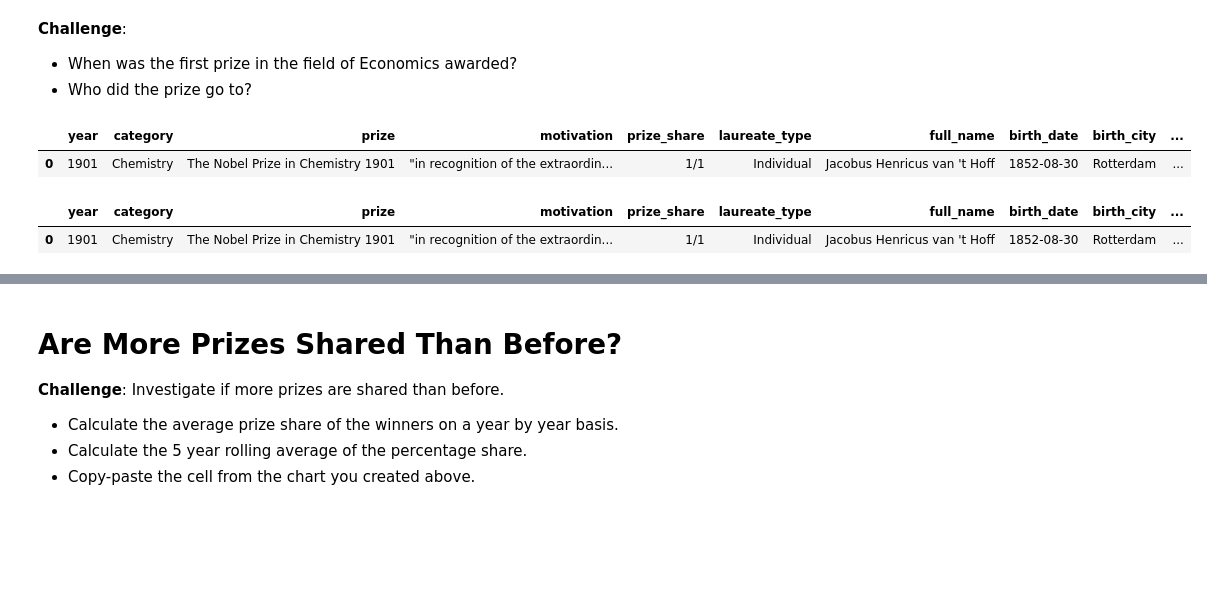
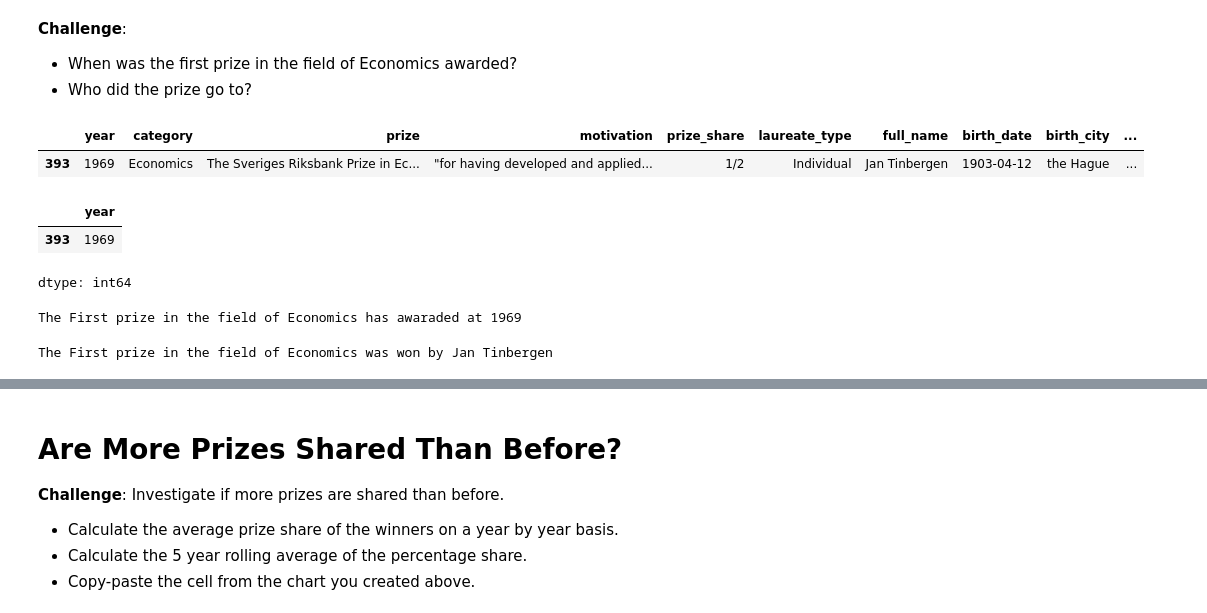
Before and after one commit to TahaThinks/DataScienceProjects2024, a Jupyter notebook: Nobel_Prize_Analysis_(start).ipynb, the cells around one changed output, grey strips where cells are left out. Cells and saved outputs as stored; diff of their text form; code cells hidden in the pictures; blank space fills up the shorter version.

```diff
--- a/Nobel_Prize_Analysis_(start).ipynb
+++ b/Nobel_Prize_Analysis_(start).ipynb
@@ -330,16 +330,26 @@ categories_bar_chart.show()
 * When was the first prize in the field of Economics awarded?
 * Who did the prize go to?
 # %%
-df_data[df_data['category']=='Chemistry'].head(1)
+df_data[df_data['category']=='Economics'].head(1)
 # %% [output]
 |  | year | category | prize | motivation | prize_share | laureate_type | full_name | birth_date | birth_city | ... |
-| 0 | 1901 | Chemistry | The Nobel Prize in Chemistry 1901 | "in recognition of the extraordin... | 1/1 | Individual | Jacobus Henricus van 't Hoff | 1852-08-30 | Rotterdam | ... |
+| 393 | 1969 | Economics | The Sveriges Riksbank Prize in Ec... | "for having developed and applied... | 1/2 | Individual | Jan Tinbergen | 1903-04-12 | the Hague | ... |
 # %%
-chemistry_category = df_data[df_data['category']=='Chemistry']
-chemistry_category.sort_values(by='year').head(1)
+Economic_category = df_data[df_data['category']=='Economics']
+first_economic_winner = Economic_category.sort_values(by='year').head(1)
+first_economic_winner['year']
 # %% [output]
-|  | year | category | prize | motivation | prize_share | laureate_type | full_name | birth_date | birth_city | ... |
-| 0 | 1901 | Chemistry | The Nobel Prize in Chemistry 1901 | "in recognition of the extraordin... | 1/1 | Individual | Jacobus Henricus van 't Hoff | 1852-08-30 | Rotterdam | ... |
+|  | year |
+| 393 | 1969 |
+dtype: int64
+# %%
+print(f'The First prize in the field of Economics has awaraded at {first_economic_winner.year.item()} ')
+# %% [output]
+The First prize in the field of Economics has awaraded at 1969
+# %%
+print(f'The First prize in the field of Economics was won by {first_economic_winner.full_name.item()} ')
+# %% [output]
+The First prize in the field of Economics was won by Jan Tinbergen
 # %% [markdown]
 # Male and Female Winners by Category
 
```
